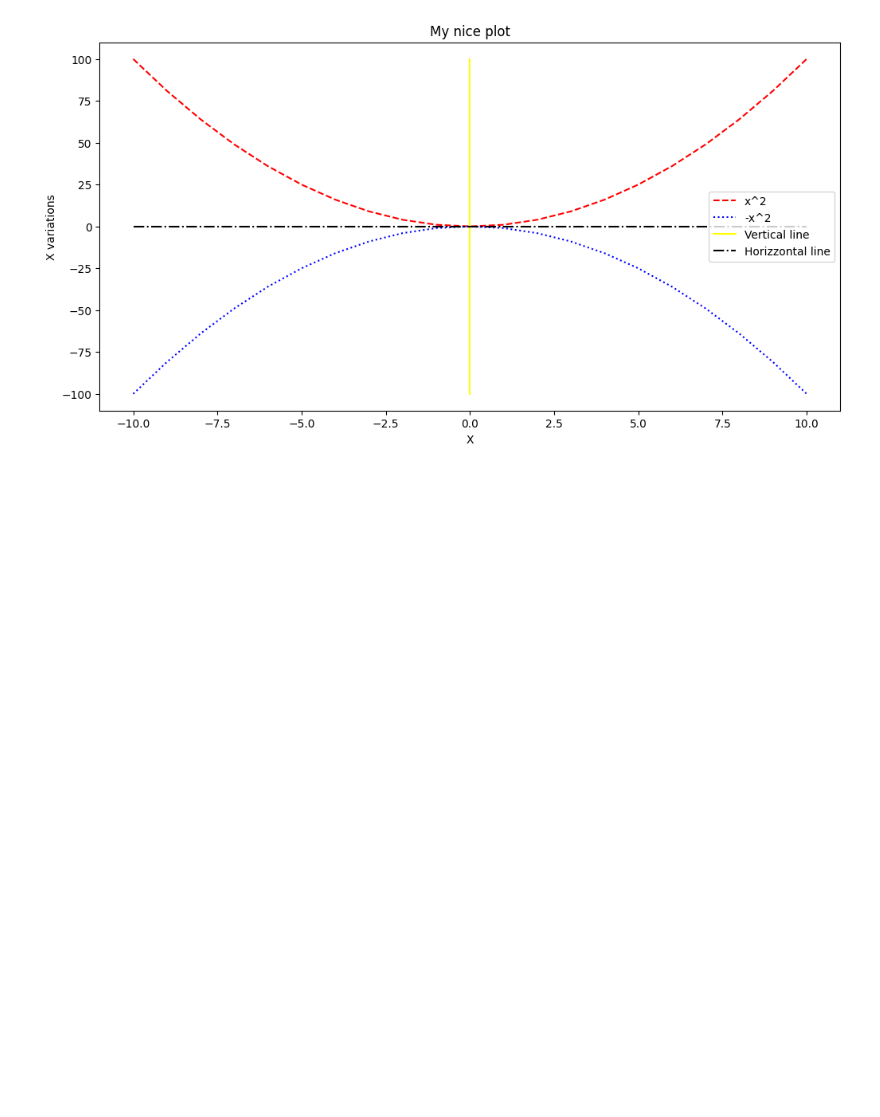
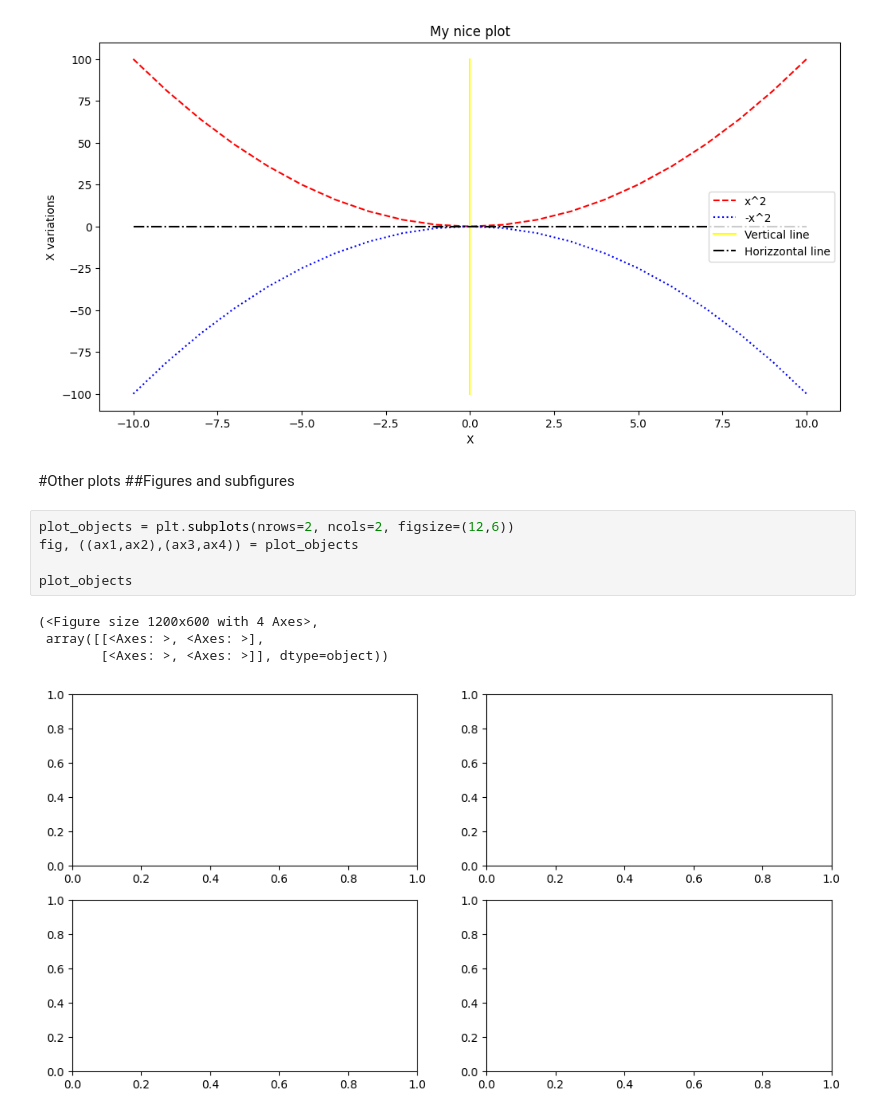
Before and after one commit to Rubieskyama/data-cleaning, a Jupyter notebook: More_Visualzations.ipynb, the cells around one changed output. Cells and saved outputs as stored; diff of their text form; blank space fills up the shorter version.

```diff
--- a/More_Visualzations.ipynb
+++ b/More_Visualzations.ipynb
@@ -46,3 +46,16 @@ axes.legend()
 fig
 # %% [output]
 [figure]
+# %% [markdown]
+#Other plots
+##Figures and subfigures
+# %%
+plot_objects = plt.subplots(nrows=2, ncols=2, figsize=(12,6))
+fig, ((ax1,ax2),(ax3,ax4)) = plot_objects
+
+plot_objects
+# %% [output]
+(<Figure size 1200x600 with 4 Axes>,
+ array([[<Axes: >, <Axes: >],
+        [<Axes: >, <Axes: >]], dtype=object))
+[figure, added]
```
Also changed, not shown: parts of 1 cell of this notebook.
